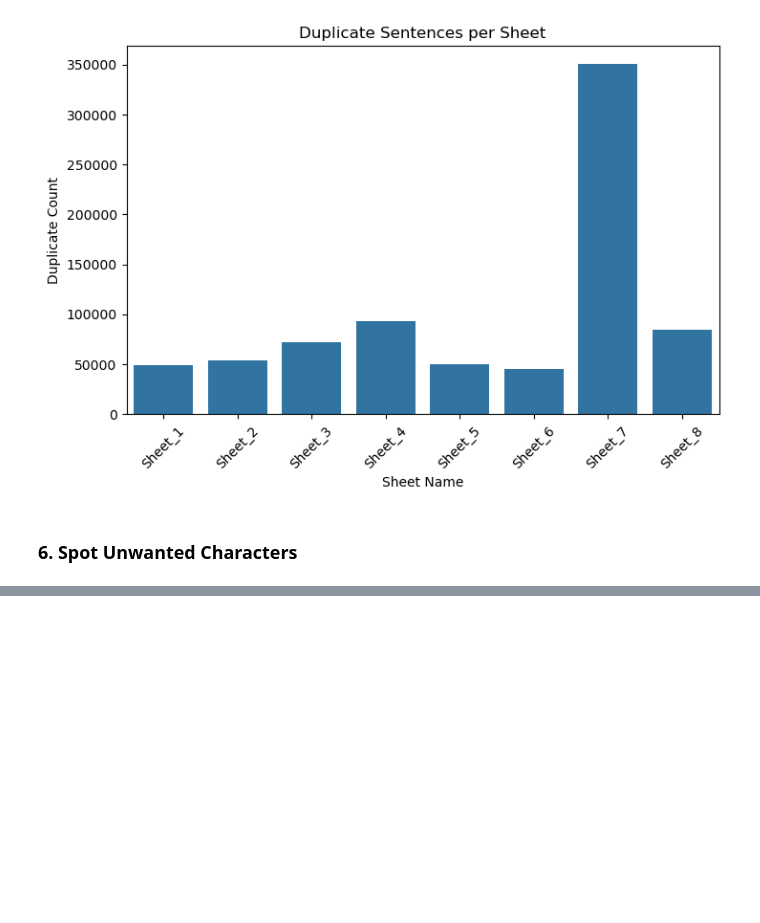
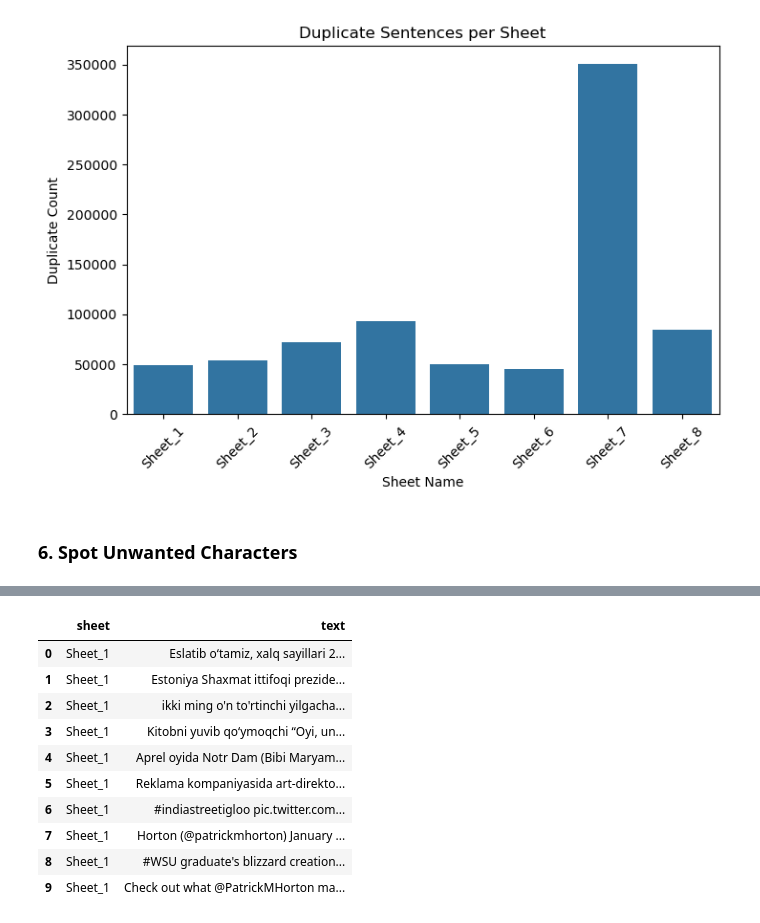
Before and after one commit to maftuna2408/TTS_Uzbek, a Jupyter notebook: notebooks/data_analysis.ipynb, the cells around one changed output, grey strips where cells are left out. Cells and saved outputs as stored; diff of their text form; code cells hidden in the pictures; blank space fills up the shorter version.

```diff
--- a/notebooks/data_analysis.ipynb
+++ b/notebooks/data_analysis.ipynb
@@ -173,3 +188,25 @@ Unusual chars in: Vazirlar Mahkamasining 1993-yil 30-avgustdagi 434-son qaroriga
 Unusual chars in: BDTning 3, 5, 7, 7a, 10, 14, 27, 28, 32, 50, 54, “A”, “B” va “D” grafalari quyidagi tartibda to‘ldiriladi:”; b) 1-kichik band quyidagi tahrirda bayon etilsin: “1) 3-grafa.
 Unusual chars in: Vazirlar Mahkamasining “O‘zbekiston Respublikasida uzluksiz boshlang‘ich, o‘rta va o‘rta maxsus professional ta’lim tizimini tartibga soluvchi normativ-huquqiy hujjatlarni tasdiqlash ...
 Unusual chars in: Ma’muriyat davolash-sog‘lomlashtirish tadbirlarini kasaba uyushmasi bilan kelishishda tegishli hujjatlarga (jamoaviy shartnoma, mehnatni muhofaza qilish bo‘yicha bitim, ishlarni amal ...
+# %%
+# Show Example Problematic Sentences
+problematic = []
+for sheet, df in all_sheets.items():
+    sample = df.iloc[:,0].astype(str)
+    for text in sample:
+        if re.search(r'[^a-zA-Zа-яА-ЯёЁўқғҳЎҚҒҲʼ‘’“”.,!?0-9\s-]', text):
+            problematic.append({'sheet': sheet, 'text': text})
+problematic_df = pd.DataFrame(problematic)
+display(problematic_df.head(10))
+# %% [output]
+|  | sheet | text |
+| 0 | Sheet_1 | Eslatib o‘tamiz, xalq sayillari 2... |
+| 1 | Sheet_1 | Estoniya Shaxmat ittifoqi prezide... |
+| 2 | Sheet_1 | ikki ming o'n to'rtinchi yilgacha... |
+| 3 | Sheet_1 | Kitobni yuvib qo‘ymoqchi “Oyi, un... |
+| 4 | Sheet_1 | Aprel oyida Notr Dam (Bibi Maryam... |
+| 5 | Sheet_1 | Reklama kompaniyasida art-direkto... |
+| 6 | Sheet_1 | #indiastreetigloo pic.twitter.com... |
+| 7 | Sheet_1 | Horton (@patrickmhorton) January ... |
+| 8 | Sheet_1 | #WSU graduate's blizzard creation... |
+| 9 | Sheet_1 | Check out what @PatrickMHorton ma... |
```
Also changed, not shown: parts of 6 cells of this notebook.
